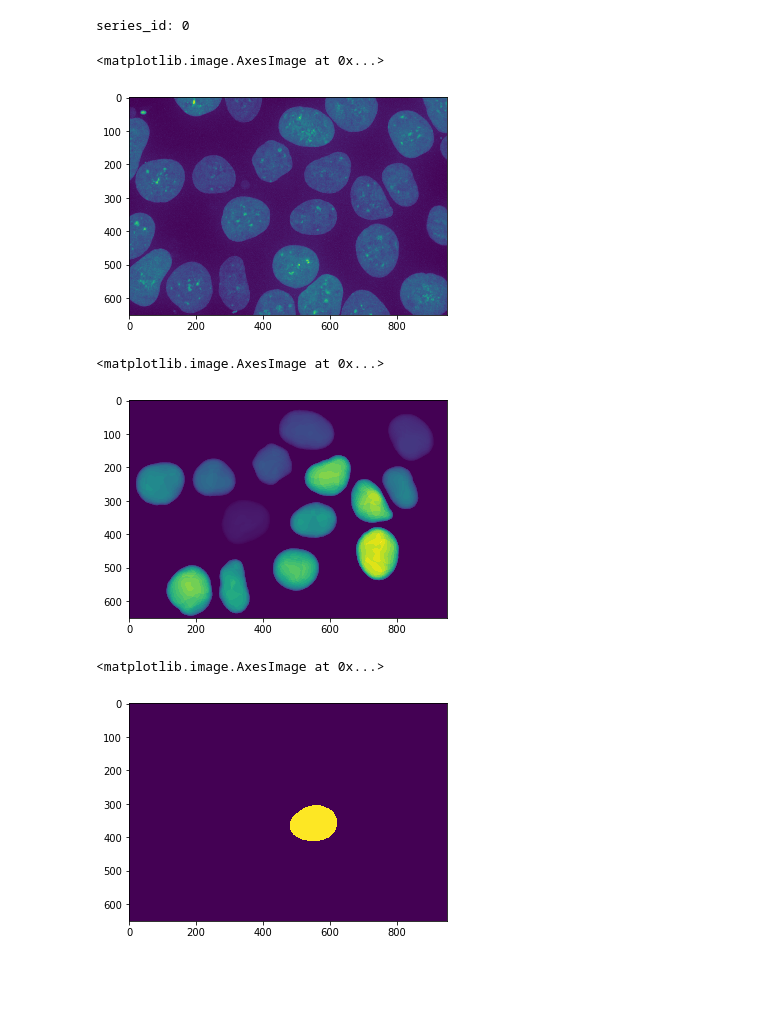
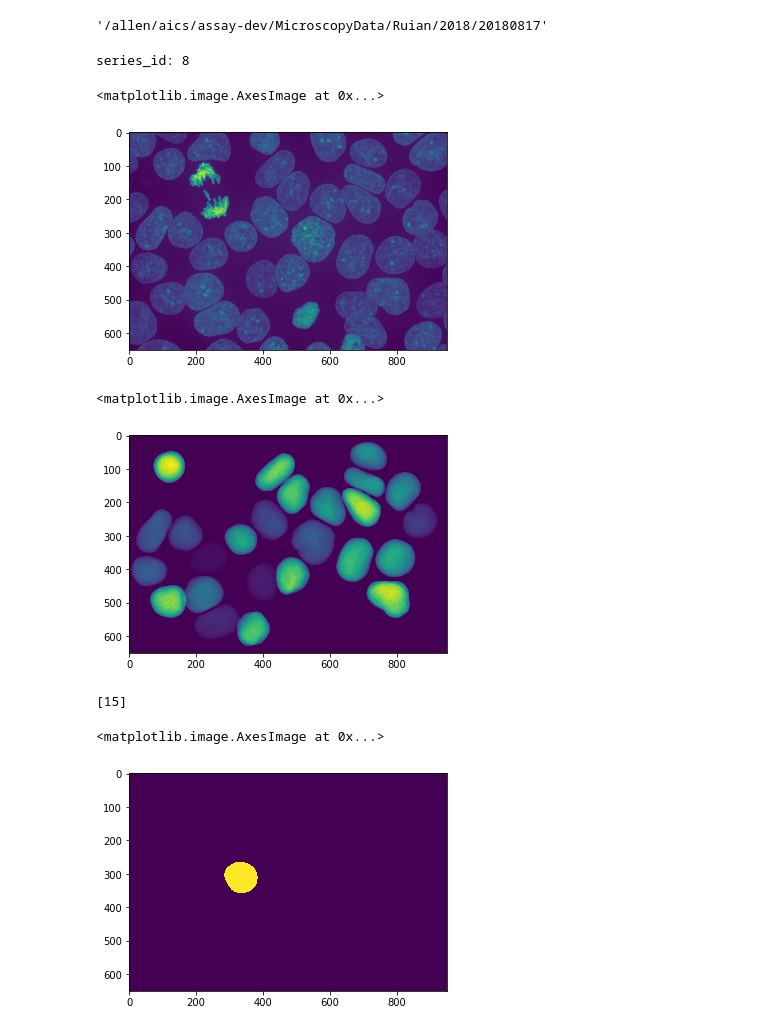
Before and after one commit to AllenInstitute/qcb-analysis, a Jupyter notebook: data-scripts/misc/inspect_nucleus.ipynb, the cells around one changed output. Saved outputs shown, nothing was run; the diff lists cells and outputs as text; code cells hidden in the pictures; blank space fills up the shorter version.

```diff
--- a/data-scripts/misc/inspect_nucleus.ipynb
+++ b/data-scripts/misc/inspect_nucleus.ipynb
@@ -23,39 +49,53 @@ def get_stack_from_series_id(czi_path, channel, series_id, dim):
-# %%
-with open("../config.json", "r") as fj:
-    config_json = json.load(fj)
-raw_path = "/allen/aics/assay-dev/MicroscopyData/Ruian/2018/20180924/20180924_R04.czi"
-seg_name = "/allen/aics/assay-dev/MicroscopyOtherData/Jianxu/Nucleus/segmentation/20180924_R04/shape/20180924_R04-Scene-01-P15-B01_seg_0.ome.tif"
-series_id = int(seg_name.split("Scene")[1].split("-")[1]) - 1
-print("series_id:", series_id)
-# %% [output]
-series_id: 0
+# %%
+with open("../config-mix.json", "r") as fj:
+    config_json = json.load(fj)
+config_json = config_json["data"]
+config_czi = config_json[0]
+config_czi["raw_path"]
+# %% [output]
+'/allen/aics/assay-dev/MicroscopyData/Ruian/2018/20180817'
+# %%
+raw_path = os.path.join(config_czi["raw_path"],config_czi["raw_name"])
+position_id = np.random.randint(len(config_czi["position"]))
+seg_name = os.path.join(config_czi["seg_path"],config_czi["position"][position_id]["name"])
+if config_czi["modality"] == 880:
+    series_id = 0
+else:
+    series_id = int(seg_name.split("Scene")[1].split("-")[1]) - 1
+print("series_id:", series_id)
+# %% [output]
+series_id: 8
 # %%
 img_seg_all = skio.imread(seg_name)
 img_seg_all[ 0,:,:] = 0
 img_seg_all[-1,:,:] = 0
 nz, ny, nx = img_seg_all.shape
-img_raw = get_stack_from_series_id(czi_path=raw_path, channel=0, series_id=0, dim=(nz,ny,nx))
+img_raw = get_stack_from_series_id(czi_path=raw_path, channel=0, series_id=series_id, dim=(nz,ny,nx))
 plt.imshow(img_raw.max(axis=0))
 # %% [output]
 <matplotlib.image.AxesImage at 0x...>
-[figure, old version]
+[figure, new version]
 # %%
-img_seg_all_dtype = img_seg_all.dtype
-#img_seg_all = resize(image=img_seg_all, output_shape=(nz,2*ny,2*nx), order=0, preserve_range=True, anti_aliasing=False, mode="constant")
-img_seg_all = img_seg_all.astype(img_seg_all_dtype)
+scale_factor = config_czi["xy_upsample_seg"]
+if scale_factor > 1:
+    img_seg_all_dtype = img_seg_all.dtype
+    img_seg_all = resize(image=img_seg_all, output_shape=(nz,scale_factor*ny,scale_factor*nx), order=0, preserve_range=True, anti_aliasing=False, mode="constant")
+    img_seg_all = img_seg_all.astype(img_seg_all_dtype)
 plt.imshow(img_seg_all.mean(axis=0))
 # %% [output]
 <matplotlib.image.AxesImage at 0x...>
-[figure, old version]
+[figure, new version]
 # %%
-cell_id = 8
+cell_id = np.random.choice(config_czi["position"][position_id]["cell_id"], size=1)
+print(cell_id)
 img_seg = img_seg_all.copy()
 img_seg[img_seg!=cell_id] = 0
 img_seg[img_seg==cell_id] = 1
 plt.imshow(img_seg.max(axis=0))
 # %% [output]
-<matplotlib.image.AxesImage at 0x...>
+[15]
+<matplotlib.image.AxesImage at 0x...>
-[figure, old version]
+[figure, new version]
 # %%
 print(img_seg.shape[0]*img_seg.shape[1]*img_seg.shape[2])
 img_seg = label(img_seg)
```
Also changed, not shown: parts of 9 cells of this notebook, 9 other files.
